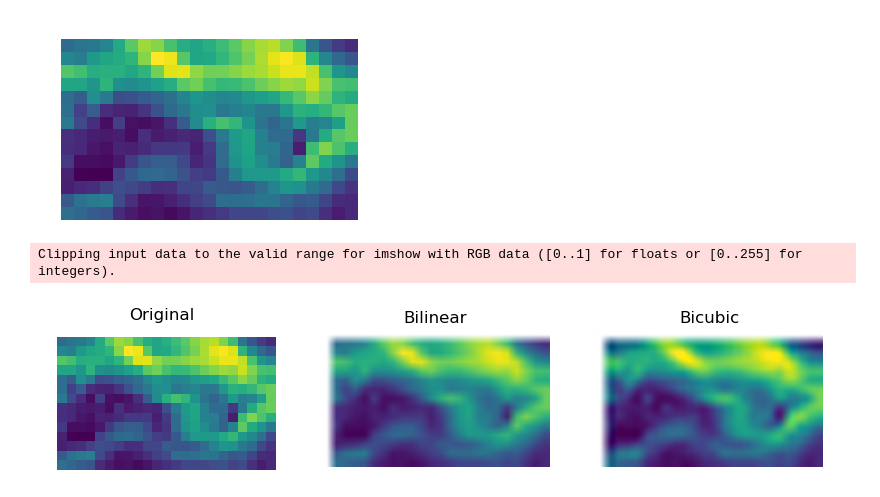
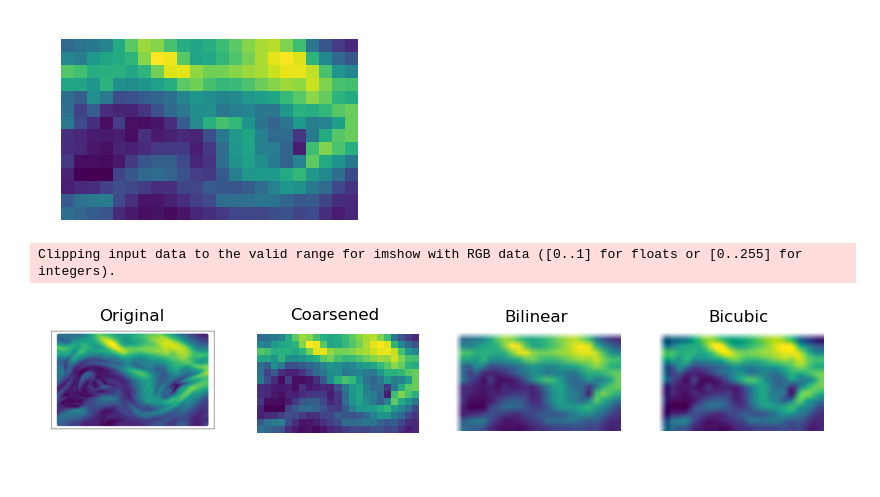
Before and after one commit to usc-caisplusplus/proj-turbulence, a Jupyter notebook: interpolate.ipynb, the cells around one changed output. Cells and saved outputs as stored; diff of their text form; code cells hidden in the pictures; blank space fills up the shorter version.

Commit message:
interpolate (added orig for comparison)

```diff
--- a/interpolate.ipynb
+++ b/interpolate.ipynb
@@ -26,17 +26,21 @@ plt.show()
 bilinear = cv2.resize(downscaled_image, (200, 120), interpolation = cv2.INTER_LINEAR)
 bicubic = cv2.resize(downscaled_image, (200, 120), interpolation = cv2.INTER_CUBIC)
 # %%
-fig, axes = plt.subplots(1,3, figsize=(10,15))
-axes[0].imshow(downscaled_image)
+fig, axes = plt.subplots(1,4, figsize=(10,15))
+orig = plt.imread('orig.png')
+axes[0].imshow(orig)
 axes[0].axis('off')
 axes[0].set_title("Original")
-axes[1].imshow(bilinear)
+axes[1].imshow(downscaled_image)
 axes[1].axis('off')
-axes[1].set_title("Bilinear")
-axes[2].imshow(bicubic)
+axes[1].set_title("Coarsened")
+axes[2].imshow(bilinear)
 axes[2].axis('off')
-axes[2].set_title("Bicubic")
+axes[2].set_title("Bilinear")
+axes[3].imshow(bicubic)
+axes[3].axis('off')
+axes[3].set_title("Bicubic")
 plt.show()
 # %% [output]
 Clipping input data to the valid range for imshow with RGB data ([0..1] for floats or [0..255] for integers).
-[figure, old version]
+[figure, new version]
```
Also changed, not shown: 1 other file.
